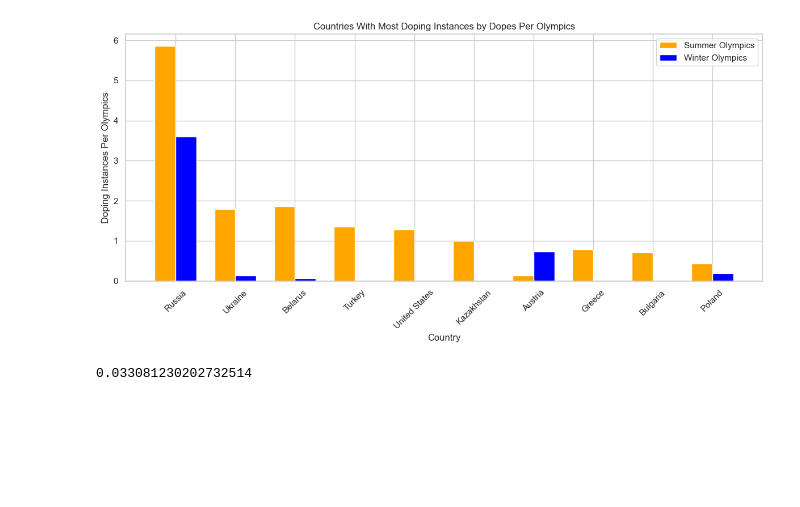
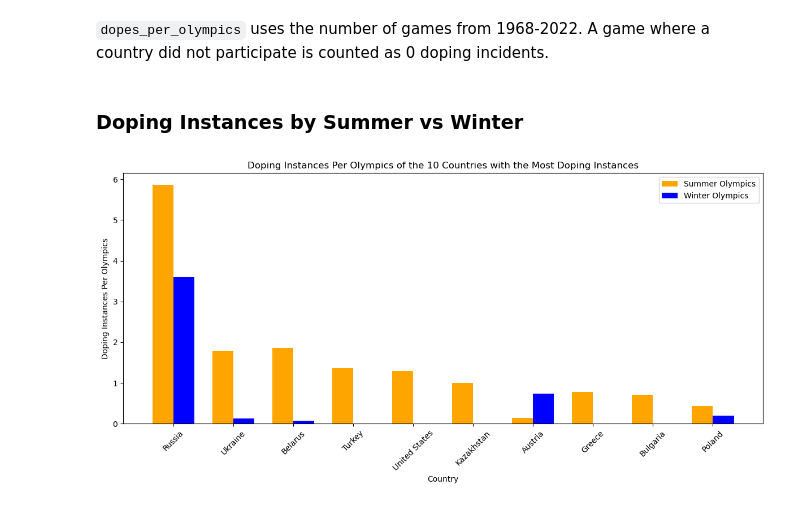
Before and after one commit to stocktonsmith/cs5830_project3, a Jupyter notebook: project3.ipynb, the cells around one changed output. Saved outputs shown, nothing was run; the diff lists cells and outputs as text; code cells hidden in the pictures; blank space fills up the shorter version.

```diff
--- a/project3.ipynb
+++ b/project3.ipynb
@@ -45,6 +55,8 @@ if response.status_code == 200:
                     winter_country_dopes[country_name] = winter_country_dopes.get(country_name, 0) + 1
 else:
     print("Failed to retrieve the webpage.")
+# %% [markdown]
+`dopes_per_olympics` uses the number of games from 1968-2022. A game where a country did not participate is counted as 0 doping incidents.
 # %%
 # Assemble scraped data into summer and winter dataframes
 pd.set_option('display.max_rows', None)
@@ -65,28 +82,21 @@ country_dope_counts = country_dope_counts.sort_values(by='times_caught_doping',
+# %% [markdown]
+### Doping Instances by Summer vs Winter
 # %%
 # Only show most notable data
 top_ten_cheaters = country_dope_counts.head(10)
 positions = np.arange(len(top_ten_cheaters))
 
-# Doping Instaces Per Olympics bar graph
+# Doping Instances Per Olympics bar graph
 bar_width = 0.35
 plt.figure(figsize=(12, 6))
 plt.bar(positions - bar_width/2, top_ten_cheaters['dopes_per_summer_olympics'], bar_width, color='orange', label='Summer Olympics')
 plt.bar(positions + bar_width/2, top_ten_cheaters['dopes_per_winter_olympics'], bar_width, color='blue', label='Winter Olympics')
 plt.xticks(positions, top_ten_cheaters['Country'], rotation=45)
 plt.xlabel('Country')
 plt.ylabel('Doping Instances Per Olympics')
 plt.legend()
-plt.title('Countries With Most Doping Instances by Dopes Per Olympics')
+plt.title('Doping Instances Per Olympics of the 10 Countries with the Most Doping Instances')
 plt.tight_layout()
 plt.show()
-
-# Since half the countries only participate in Summer Olympics, the t-test should only be run on data from countries that do both
-both_season_dopers = country_dope_counts[(country_dope_counts['dopes_per_summer_olympics'] > 0) & (country_dope_counts['dopes_per_winter_olympics'] > 0)]
-both_season_dopers = both_season_dopers.sort_values(by='dopes_per_olympics', ascending=False)
-
-# Significant p-value found: Doping seems to occur more in Summer olympics vs Winter olympics
-t_stat, p_value = ttest_rel(both_season_dopers['dopes_per_summer_olympics'], both_season_dopers['dopes_per_winter_olympics'])
-print(p_value)
 # %% [output]
-[figure, old version]
+[figure, new version]
-0.033081230202732514
```
Also changed, not shown: parts of 15 cells of this notebook.
